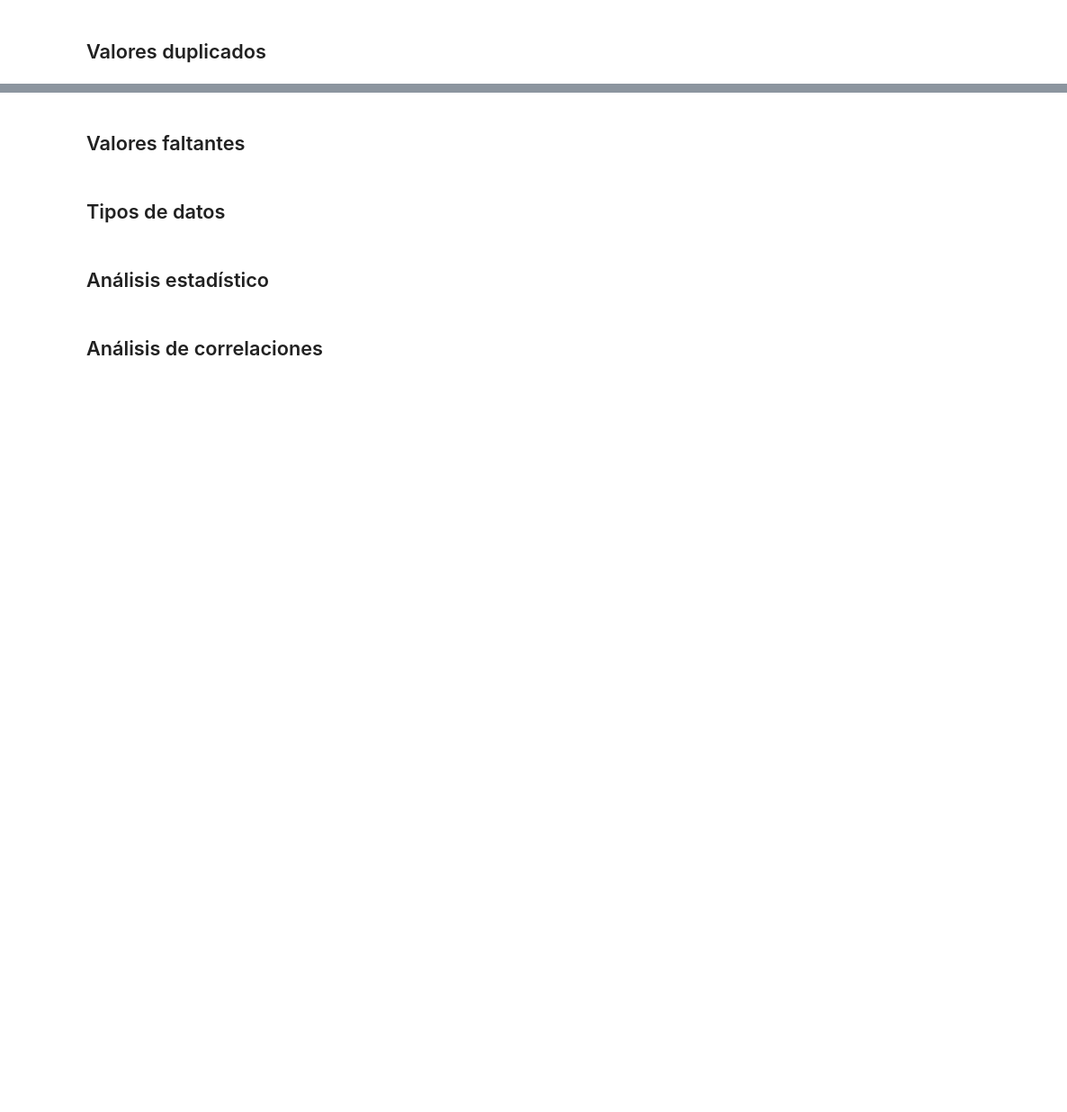
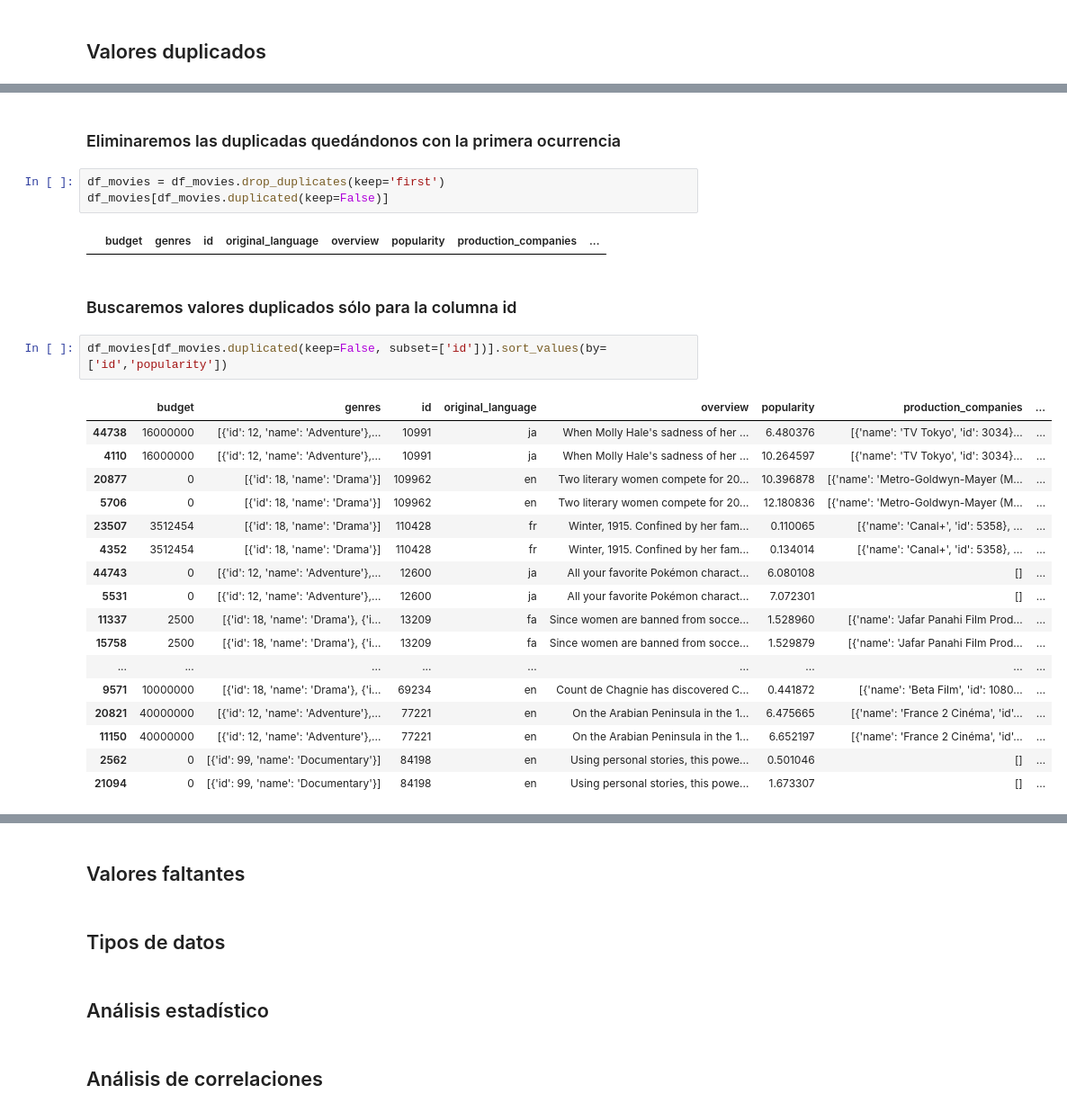
Before and after one commit to lmunozm1702/recomienda_pelis, a Jupyter notebook: eda.ipynb, the cells around one changed output, grey strips where cells are left out. Shown: that part at 90% size. Cells and saved outputs as stored; diff of their text form; blank space fills up the shorter version.

```diff
--- a/eda.ipynb
+++ b/eda.ipynb
@@ -95,0 +157,29 @@ dtype: int64
+# %% [markdown]
+### Eliminaremos las duplicadas quedándonos con la primera ocurrencia
+# %%
+df_movies = df_movies.drop_duplicates(keep='first')
+df_movies[df_movies.duplicated(keep=False)]
+# %% [output]
+|  | budget | genres | id | original_language | overview | popularity | production_companies | ... |
+# %% [markdown]
+### Buscaremos valores duplicados sólo para la columna id
+# %%
+df_movies[df_movies.duplicated(keep=False, subset=['id'])].sort_values(by=['id','popularity'])
+# %% [output]
+|  | budget | genres | id | original_language | overview | popularity | production_companies | ... |
+| 44738 | 16000000 | [{'id': 12, 'name': 'Adventure'},... | 10991 | ja | When Molly Hale's sadness of her ... | 6.480376 | [{'name': 'TV Tokyo', 'id': 3034}... | ... |
+| 4110 | 16000000 | [{'id': 12, 'name': 'Adventure'},... | 10991 | ja | When Molly Hale's sadness of her ... | 10.264597 | [{'name': 'TV Tokyo', 'id': 3034}... | ... |
+| 20877 | 0 | [{'id': 18, 'name': 'Drama'}] | 109962 | en | Two literary women compete for 20... | 10.396878 | [{'name': 'Metro-Goldwyn-Mayer (M... | ... |
+| 5706 | 0 | [{'id': 18, 'name': 'Drama'}] | 109962 | en | Two literary women compete for 20... | 12.180836 | [{'name': 'Metro-Goldwyn-Mayer (M... | ... |
+| 23507 | 3512454 | [{'id': 18, 'name': 'Drama'}] | 110428 | fr | Winter, 1915. Confined by her fam... | 0.110065 | [{'name': 'Canal+', 'id': 5358}, ... | ... |
+| 4352 | 3512454 | [{'id': 18, 'name': 'Drama'}] | 110428 | fr | Winter, 1915. Confined by her fam... | 0.134014 | [{'name': 'Canal+', 'id': 5358}, ... | ... |
+| 44743 | 0 | [{'id': 12, 'name': 'Adventure'},... | 12600 | ja | All your favorite Pokémon charact... | 6.080108 | [] | ... |
+| 5531 | 0 | [{'id': 12, 'name': 'Adventure'},... | 12600 | ja | All your favorite Pokémon charact... | 7.072301 | [] | ... |
+| 11337 | 2500 | [{'id': 18, 'name': 'Drama'}, {'i... | 13209 | fa | Since women are banned from socce... | 1.528960 | [{'name': 'Jafar Panahi Film Prod... | ... |
+| 15758 | 2500 | [{'id': 18, 'name': 'Drama'}, {'i... | 13209 | fa | Since women are banned from socce... | 1.529879 | [{'name': 'Jafar Panahi Film Prod... | ... |
+| ... | ... | ... | ... | ... | ... | ... | ... | ... |
+| 9571 | 10000000 | [{'id': 18, 'name': 'Drama'}, {'i... | 69234 | en | Count de Chagnie has discovered C... | 0.441872 | [{'name': 'Beta Film', 'id': 1080... | ... |
+| 20821 | 40000000 | [{'id': 12, 'name': 'Adventure'},... | 77221 | en | On the Arabian Peninsula in the 1... | 6.475665 | [{'name': 'France 2 Cinéma', 'id'... | ... |
+| 11150 | 40000000 | [{'id': 12, 'name': 'Adventure'},... | 77221 | en | On the Arabian Peninsula in the 1... | 6.652197 | [{'name': 'France 2 Cinéma', 'id'... | ... |
+| 2562 | 0 | [{'id': 99, 'name': 'Documentary'}] | 84198 | en | Using personal stories, this powe... | 0.501046 | [] | ... |
+| 21094 | 0 | [{'id': 99, 'name': 'Documentary'}] | 84198 | en | Using personal stories, this powe... | 1.673307 | [] | ... |
```
Also changed, not shown: parts of 12 cells of this notebook, 2 other files.
